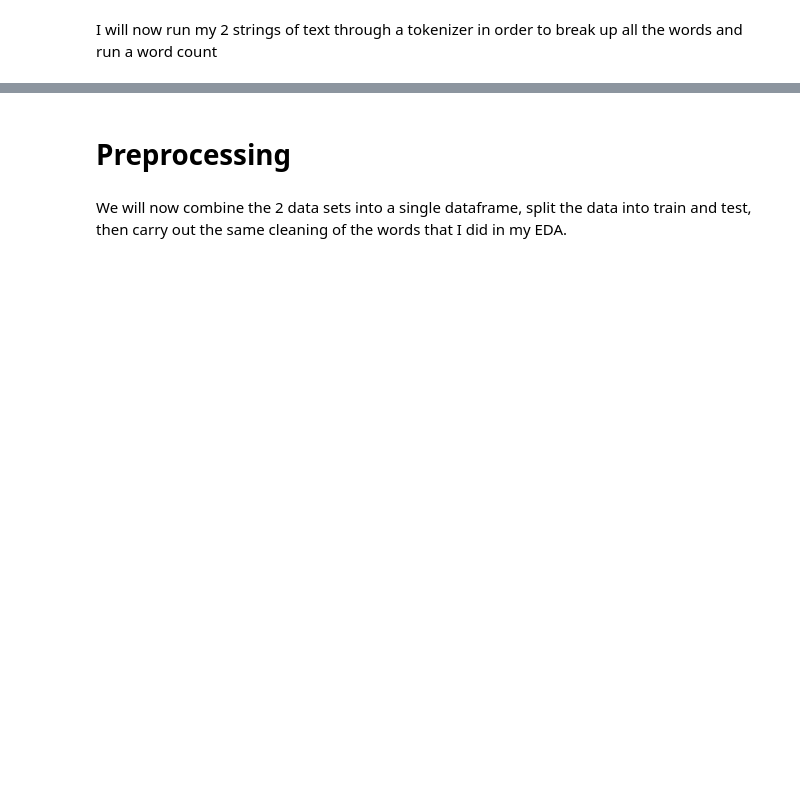
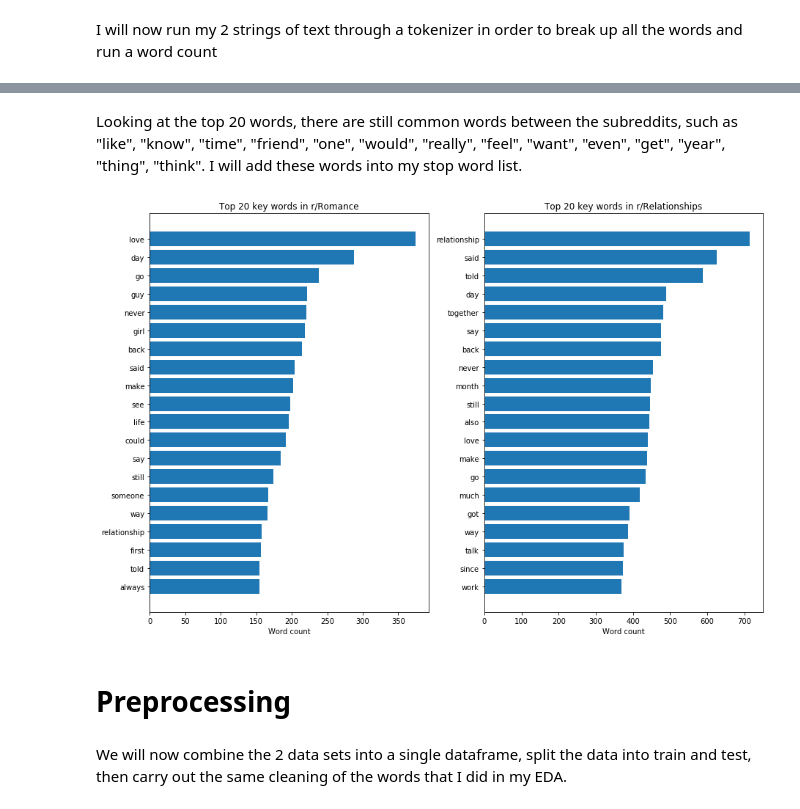
Before and after one commit to Jamie-Pok/DSI14, a Jupyter notebook: project_3/project3_part2.ipynb, the cells around one changed output, grey strips where cells are left out. Cells and saved outputs as stored; diff of their text form; code cells hidden in the pictures; blank space fills up the shorter version.

```diff
--- a/project_3/project3_part2.ipynb
+++ b/project_3/project3_part2.ipynb
@@ -177,7 +189,11 @@ tokenizer = RegexpTokenizer(r'\w+')
+# %%
+def string_to_tokens(string):
+    tokenizer = RegexpTokenizer(r'\w+')
+    return tokenizer.tokenize(string)
 # %%
 # "Run" Tokenizer
-rom_tokens = tokenizer.tokenize(clean_rom_posts)
-rel_tokens = tokenizer.tokenize(clean_rel_posts)
+rom_tokens = string_to_tokens(clean_rom_posts)
+rel_tokens = string_to_tokens(clean_rel_posts)
 # %%
 # Check the tokens
 rom_tokens
@@ -223 +238,11 @@ rel_tokens
+# %%
+# function to remove stopwords form the tokens
+def clean_tokens(tokens):
+
+    for stopword in stop_w:
+        for w in tokens:
+            if (w == stopword):
+                tokens.remove(w)
+
+    return tokens
 # %%
@@ -258,0 +284,2 @@ Looking at the top 20 words, there are still common words between the subreddits
+# %% [markdown]
+Looking at the top 20 words, there are still common words between the subreddits, such as "like", "know", "time", "friend", "one", "would", "really", "feel", "want", "even", "get", "year", "thing", "think". I will add these words into my stop word list.
@@ -259,3 +290,12 @@ Looking at the top 20 words, there are still common words between the subreddits
+# %%
+# Remove new stopwords from the tokens
+rom_tokens2 = clean_tokens(rom_tokens)
+rel_tokens2 = clean_tokens(rel_tokens)
+# %%
+# Top 20 key words from the 2 subreddits
+plot_top20_words(rom_tokens2, rel_tokens2)
+# %% [output]
+[figure, added]
 # %% [markdown]
 # Preprocessing
 # %% [markdown]
```
Also changed, not shown: parts of 63 cells of this notebook, 3 other files.
